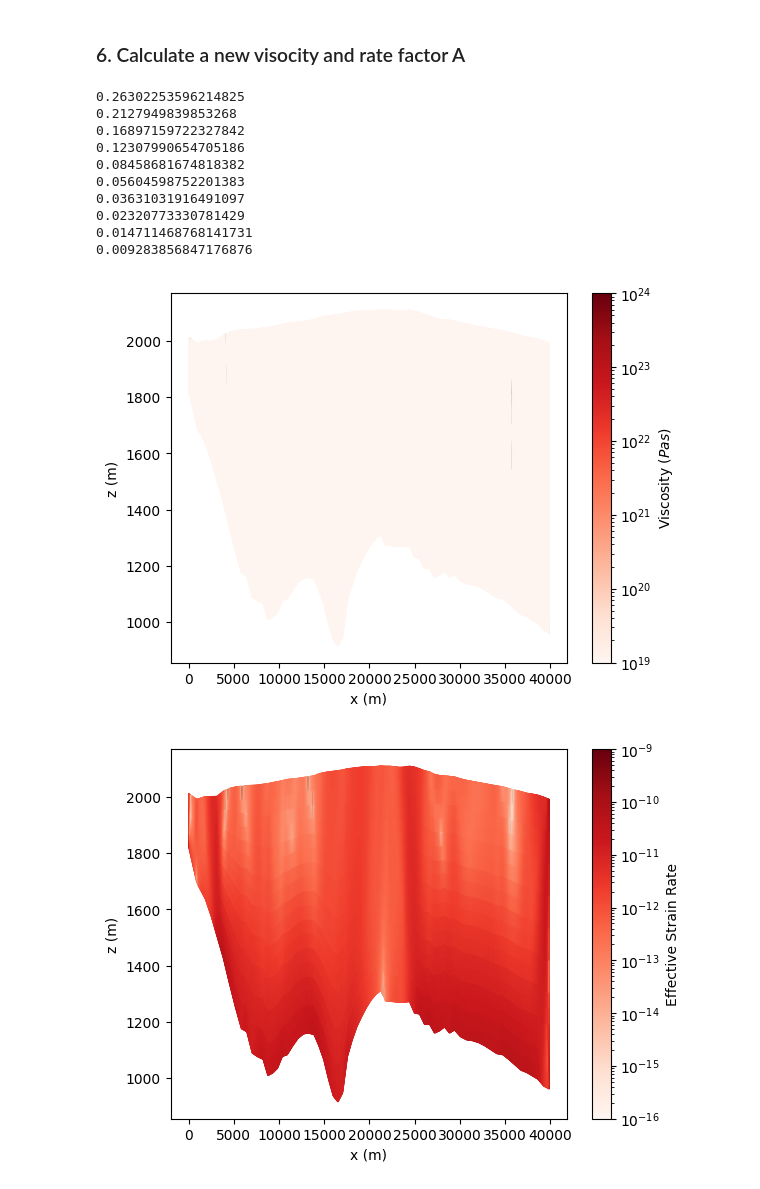
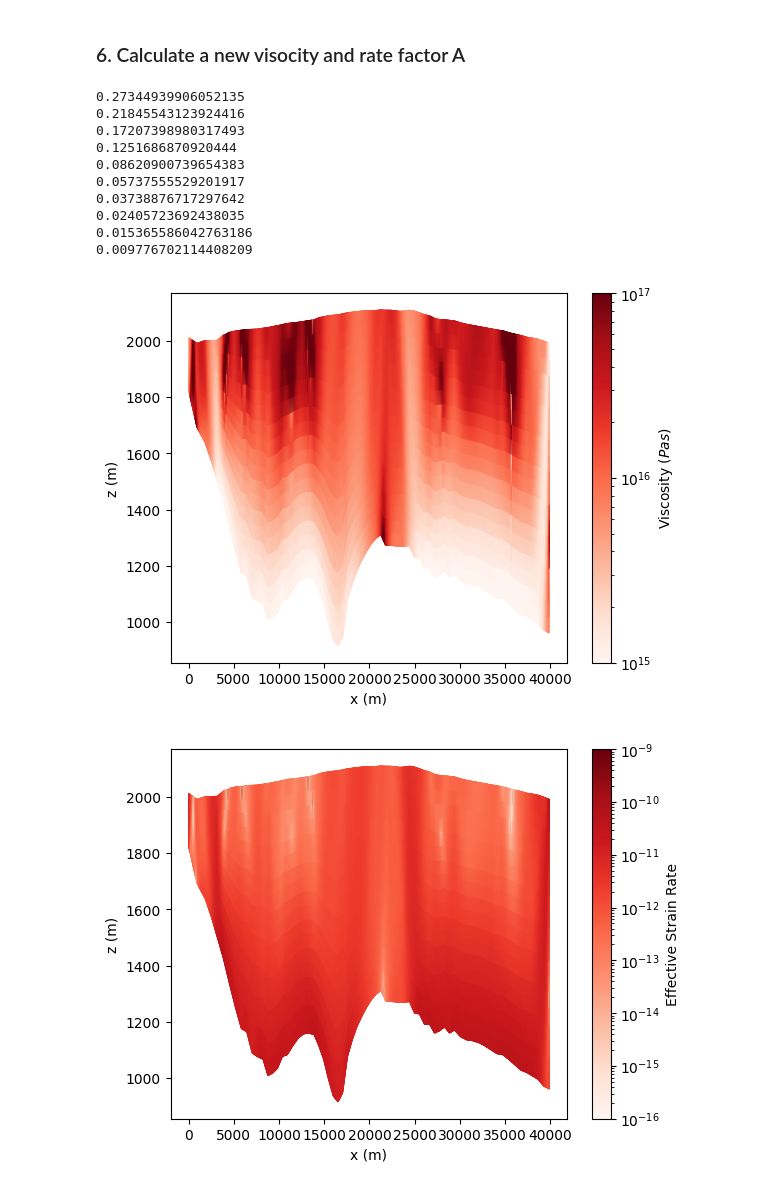
Before and after one commit to johnmorganmanos/AH_modeling, a Jupyter notebook: viscosity_and_temp_coupled_AH1901.ipynb, the cells around one changed output. Saved outputs shown, nothing was run; the diff lists cells and outputs as text; code cells hidden in the pictures.

Commit message:
Improved the velocity boundary conditions.

```diff
--- a/viscosity_and_temp_coupled_AH1901.ipynb
+++ b/viscosity_and_temp_coupled_AH1901.ipynb
@@ -148,11 +148,11 @@ boundary_height_r = y_max_r - y_min_r
 # %%
 accum = Constant(0.05 / spy)
 
-vel_l_prof = -0.05/spy * (1 - (z - y_min_l) / boundary_height_l) * (x < 1e-10)
-bc_l = firedrake.DirichletBC(Y.sub(0), as_vector((0,vel_l_prof)), left_id)
+vel_l_prof = -0.05/spy * ((z - y_min_l) / boundary_height_l) * (x < 1e-10)
+bc_l = firedrake.DirichletBC(Y.sub(0), as_vector((vel_l_prof,0)), left_id)
 
-vel_r_prof = 0.05/spy * (1 - (z - y_min_r) / boundary_height_r) * (x > 2.0 - 1e-10)
-bc_r = firedrake.DirichletBC(Y.sub(0), as_vector((0,vel_r_prof)), right_id)
+vel_r_prof = 0.05/spy * ((z - y_min_r) / boundary_height_r) * (x > 2.0 - 1e-10)
+bc_r = firedrake.DirichletBC(Y.sub(0), as_vector((vel_r_prof,0)), right_id)
 
 bc_b = firedrake.DirichletBC(Y.sub(0), as_vector((0, 0)), bed_id)
 
@@ -342,7 +349,7 @@ for i in range(100):
         ax.set_aspect("auto")
         ax.set_xlabel("x (m)")
         ax.set_ylabel("z (m)")
-        colors = firedrake.tripcolor(μ_new_field, cmap="Reds", axes=ax,  norm=matplotlib.colors.LogNorm(vmin=1e19, vmax=1e24))
+        colors = firedrake.tripcolor(μ_new_field, cmap="Reds", axes=ax,  norm=matplotlib.colors.LogNorm(vmin=1e15, vmax=1e17))
         fig.colorbar(colors, label='Viscosity ($Pa s$)')
 
         fig, ax = plt.subplots()
@@ -356,44 +363,44 @@ for i in range(100):
         ax.set_aspect("auto")
         ax.set_xlabel("x (m)")
         ax.set_ylabel("z (m)")
         colors = firedrake.tripcolor(A_new_field, cmap="Reds", axes=ax, norm=matplotlib.colors.LogNorm(vmin=1e-26, vmax=1e-24))
         fig.colorbar(colors, label='Rheological Factor')
         # Extract the vector field components and coordinates
         x_ex, y_ex = mesh.coordinates.dat.data.T
         # Interpolate the vector field at mesh vertices
         vx = np.array([y.sub(0).at([x_ex[i], y_ex[i]])[0] for i in range(len(x_ex))])
         vy = np.array([y.sub(0).at([x_ex[i], y_ex[i]])[1] for i in range(len(y_ex))])
 
         # Compute magnitudes and normalize vectors to have unit length
         magnitudes = np.sqrt(vx**2 + vy**2)
         vx_normalized = vx / magnitudes
         vy_normalized = vy / magnitudes
         fig, axes = plt.subplots(figsize = [10,5])
         vel_plot = plt.quiver(x_ex, y_ex, vx_normalized, vy_normalized, magnitudes*spy,cmap="inferno") # Adjust 'scale' as needed for visibility
         plt.colorbar(vel_plot, label="Velocity (m/yr)")
 
         fig, ax = plt.subplots()
         ax.set_aspect("auto")
         ax.set_xlabel("x (m)")
         ax.set_ylabel("z (m)")
         colors = firedrake.tripcolor(T, cmap="inferno", axes=ax)
         fig.colorbar(colors, label="temperature (${}^\circ$C)")
         levels = np.linspace(-30, 0, 8)
         firedrake.tricontour(T, levels=levels, colors="grey", axes=ax)
         # ax.set_xlim([9000,10000]);
         break
 # %% [output]
-0.26302253596214825
-0.2127949839853268
-0.16897159722327842
-0.12307990654705186
-0.08458681674818382
-0.05604598752201383
-0.03631031916491097
-0.02320773330781429
-0.014711468768141731
-0.009283856847176876
+0.27344939906052135
+0.21845543123924416
+0.17207398980317493
+0.1251686870920444
+0.08620900739654383
+0.05737555529201917
+0.03738876717297642
+0.02405723692438035
+0.015365586042763186
+0.009776702114408209
-[figure, old version]
+[figure, new version]
-[figure, old version]
+[figure, new version]
 [figure]
 [figure]
```
Also changed, not shown: parts of 5 cells of this notebook.
